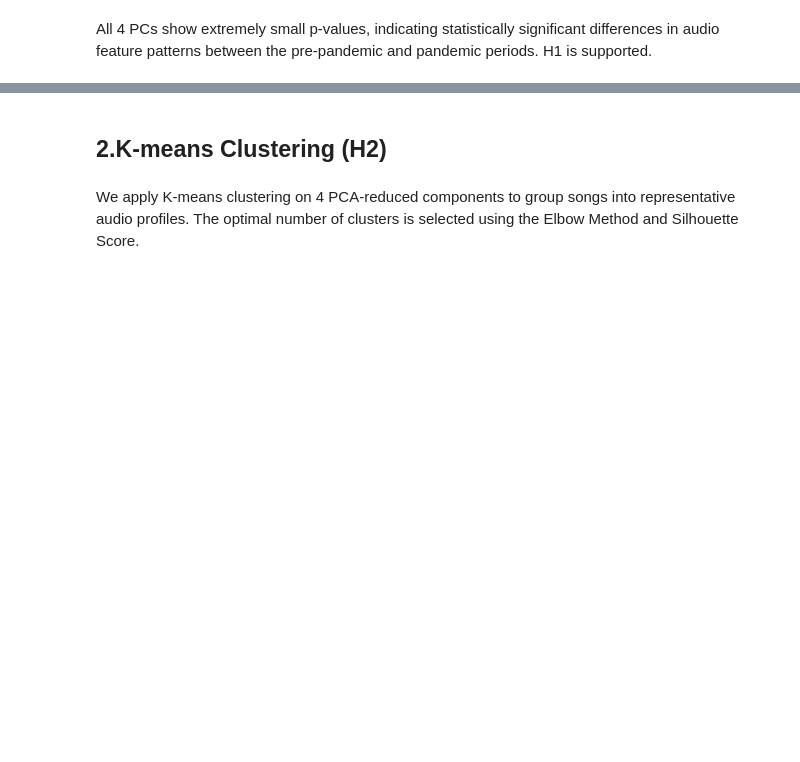
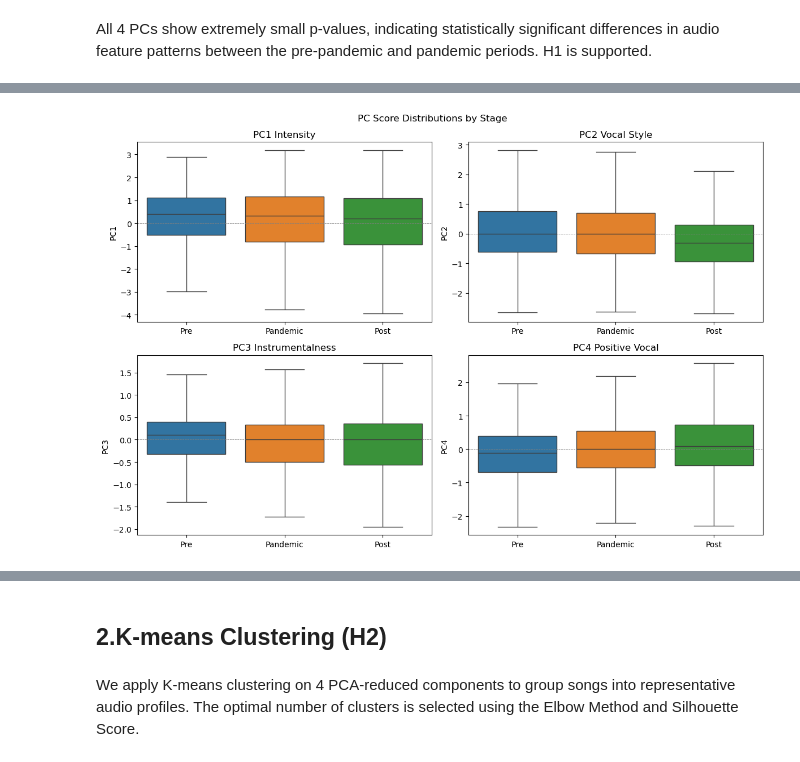
Before and after one commit to yihanciii/ML-spotify-features, a Jupyter notebook: kmeans_combined.ipynb, the cells around one changed output, grey strips where cells are left out. Saved outputs shown, nothing was run; the diff lists cells and outputs as text; code cells hidden in the pictures; blank space fills up the shorter version.

```diff
--- a/kmeans_combined.ipynb
+++ b/kmeans_combined.ipynb
@@ -74,0 +247,24 @@ H1 is supported.
+# %%
+stage_order = ['Stage 1 (2017-2019)', 'Stage 2 (2020-2022)', 'Stage 3 (2023-2025)']
+stage_labels = {
+    'Stage 1 (2017-2019)': 'Pre',
+    'Stage 2 (2020-2022)': 'Pandemic',
+    'Stage 3 (2023-2025)': 'Post'
+}
+
+df['Stage_Label'] = df['Stage'].map(stage_labels)
+fig, axes = plt.subplots(2, 2, figsize=(12, 8))
+axes = axes.ravel()
+for i, pc in enumerate(pcs):
+    sns.boxplot(data=df, x='Stage_Label', y=pc,
+                order=['Pre', 'Pandemic', 'Post'],
+                hue='Stage_Label', legend=False,
+                ax=axes[i], showfliers=False)
+    axes[i].set_title(pc_labels[pc])
+    axes[i].set_xlabel('')
+    axes[i].axhline(0, color='gray', linewidth=0.6, linestyle='--')
+plt.suptitle('PC Score Distributions by Stage')
+plt.tight_layout()
+plt.show()
+# %% [output]
+[figure, added]
```
Also changed, not shown: parts of 27 cells of this notebook.
